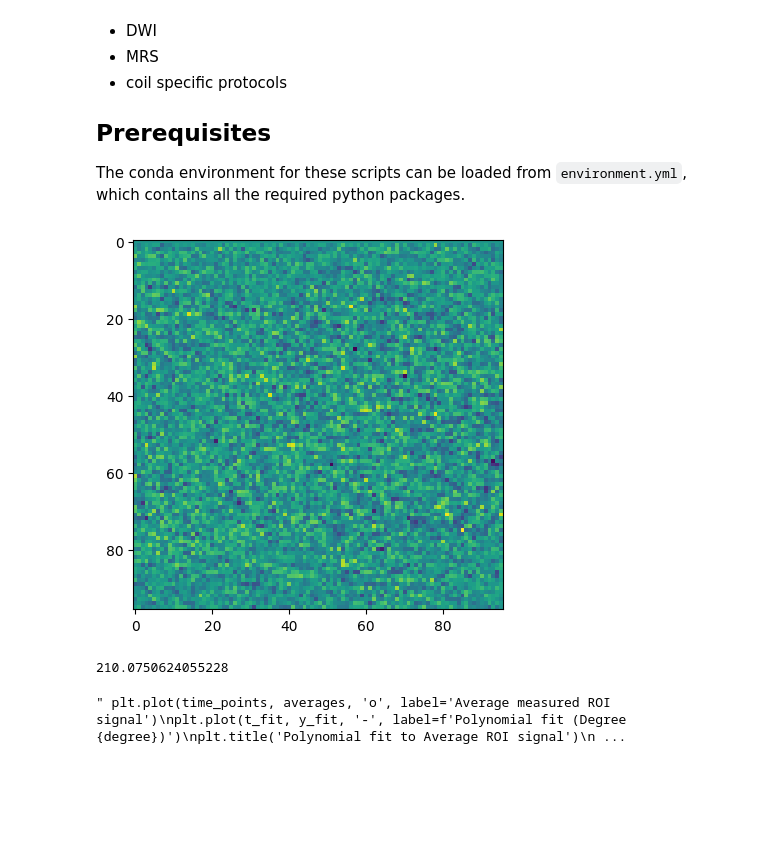
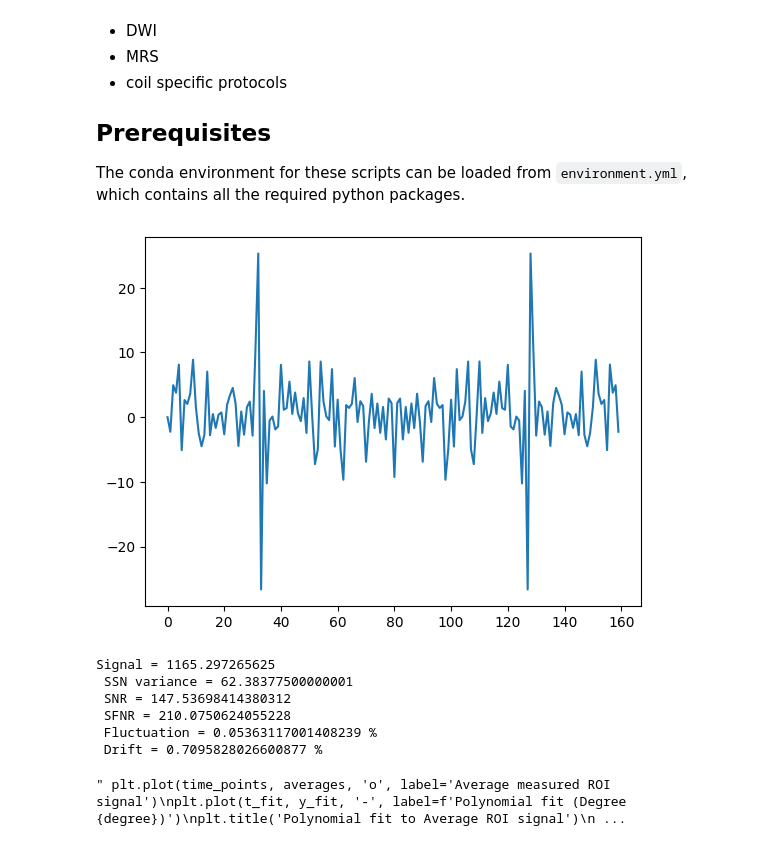
Before and after one commit to UAB-CINL/qa, a Jupyter notebook: prisma_qa.ipynb, the cells around one changed output. Cells and saved outputs as stored; diff of their text form; code cells hidden in the pictures; blank space fills up the shorter version.

```diff
--- a/prisma_qa.ipynb
+++ b/prisma_qa.ipynb
@@ -21,6 +21,7 @@ The conda environment for these scripts can be loaded from `environment.yml`, wh
 import nibabel as nib
 import nilearn as nil
 import scipy.ndimage as ndi
+from scipy.fft import fft, fftfreq
 import matplotlib.pyplot as plt
 import numpy as np
 import os
@@ -55,6 +56,8 @@ y_max = min(roi_y + half_size, y_dim - 1)
 # calculate signal image (simple average)
 # take center slice only
 signal_img = np.mean(fates_data[:,:,roi_z,:], axis=2)
+# signal summary value
+signal = np.mean(signal_img[x_min:x_max, y_min:y_max])
 
 # calculate temporal fluctuation noise image
 # center slice only
@@ -106,10 +109,14 @@ sfnr_img = signal_img / fluctuation_noise_img
 sfnr = np.mean(sfnr_img[x_min:x_max, y_min:y_max])
 
 # STATIC SPATIAL NOISE IMAGE
-
 sumEven_img = np.sum(fates_data[:, :, roi_z, 0:2:t_dim], axis=2)
 sumOdd_img = np.sum(fates_data[:, :, roi_z, 1:2:t_dim], axis=2)
 diff_img = sumOdd_img - sumEven_img
+# static spatial noise variance summary value
+ssnvar = np.var(diff_img[x_min:x_max, y_min:y_max])
+
+# SNR
+snr = signal / np.sqrt(ssnvar)
 
 # PERCENT FLUCTUATION AND DRIFT
 # initialize array to store average roi values
@@ -119,6 +126,9 @@ averages = np.zeros(fates_data.shape[3])
 for t in range(fates_data.shape[3]):
     region = fates_data[x_min:x_max+1, y_min:y_max+1, roi_z, t]
     averages[t] = np.mean(region)
+
+# mean signal intensity
+signal_intensity = np.mean(averages)
 
 # fit polynomal for detrending
 time_points = np.arange(len(averages))
@@ -133,40 +143,58 @@ y_fit = p(t_fit)
 # calculate residuals (detrended data)
 residuals = averages - y_fit
 
+# Percent fluctuation
+percent_fluctuation = 100 * np.std(residuals) / signal_intensity
+
+# Percent drift
+percent_drift = (max(y_fit) - min(y_fit)) / signal_intensity * 100
+
+# Signal magnitude spectrum
+mag_spectrum = fft(residuals)
+# sample spacing
+tr = 3
+t_spacing = 1.0 / t_dim / tr
+
+
 # PLOTS
-plt.imshow(diff_img)
+plt.plot(mag_spectrum)
 plt.show()
 
 # PRINT VALUES
-print(sfnr)
+print('Signal =', signal, '\n', 'SSN variance =', ssnvar, '\n', 'SNR =', snr, '\n', 'SFNR =', sfnr, '\n', 'Fluctuation =', percent_fluctuation, '%', '\n', 'Drift =', percent_drift, '%')
 
 """ plt.plot(time_points, averages, 'o', label='Average measured ROI signal')
 plt.plot(t_fit, y_fit, '-', label=f'Polynomial fit (Degree {degree})')
 plt.title('Polynomial fit to Average ROI signal')
 plt.xlabel('Volume')
 plt.ylabel('Average ROI signal')
 plt.legend()
 plt.show()
 
 plt.plot(time_points, residuals, 'o', label='Detrended ROI signal')
 plt.title('Detrended average ROI signal')
 plt.xlabel('Volume')
 plt.ylabel('Average ROI signal (detrended)')
 plt.legend()
 plt.show() """
 
 # visualize raw data
 # nib.viewers.OrthoSlicer3D(fates_data).show()
 
 # region of interest
 # center of sphere is ~ 63, 49, 23
 # check
 # intensity = fates_data[49,63,23,0]
 # print(intensity)
 
 # plt.imshow(fates_data[:,:,23,0])
 # plt.show()
 # %% [output]
-[figure, old version]
+[figure, new version]
-210.0750624055228
+Signal = 1165.297265625
+ SSN variance = 62.38377500000001
+ SNR = 147.53698414380312
+ SFNR = 210.0750624055228
+ Fluctuation = 0.05363117001408239 %
+ Drift = 0.7095828026600877 %
 " plt.plot(time_points, averages, 'o', label='Average measured ROI signal')\nplt.plot(t_fit, y_fit, '-', label=f'Polynomial fit (Degree {degree})')\nplt.title('Polynomial fit to Average ROI signal')\n ...
```
Also changed, not shown: 1 other file.
